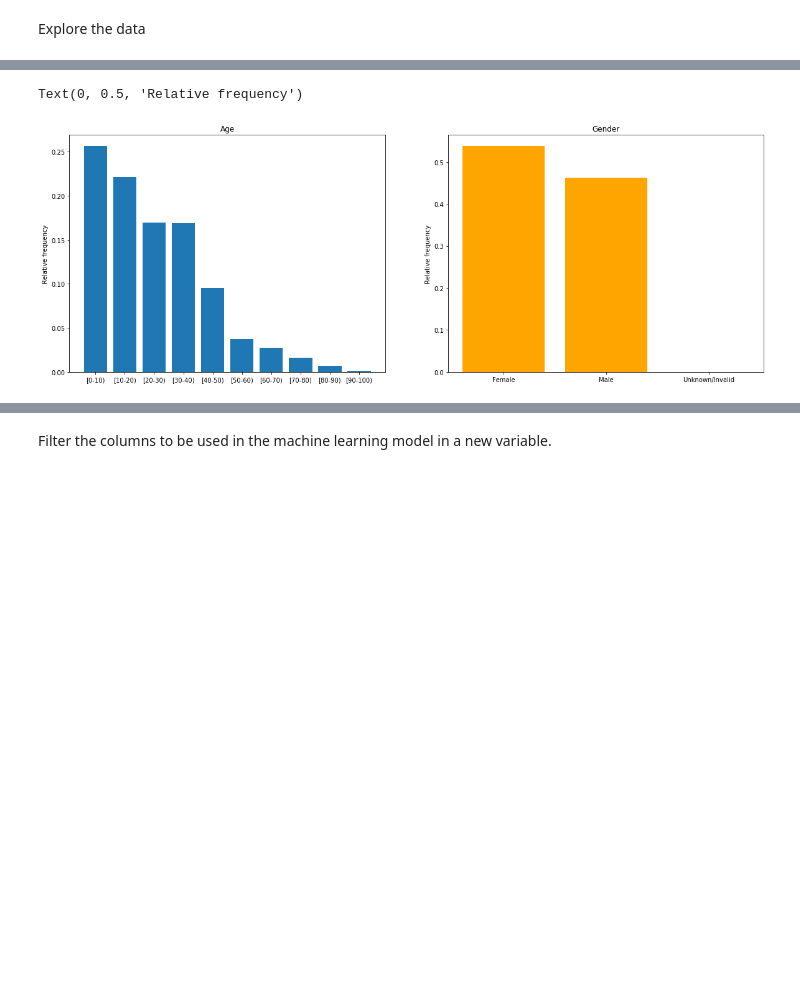
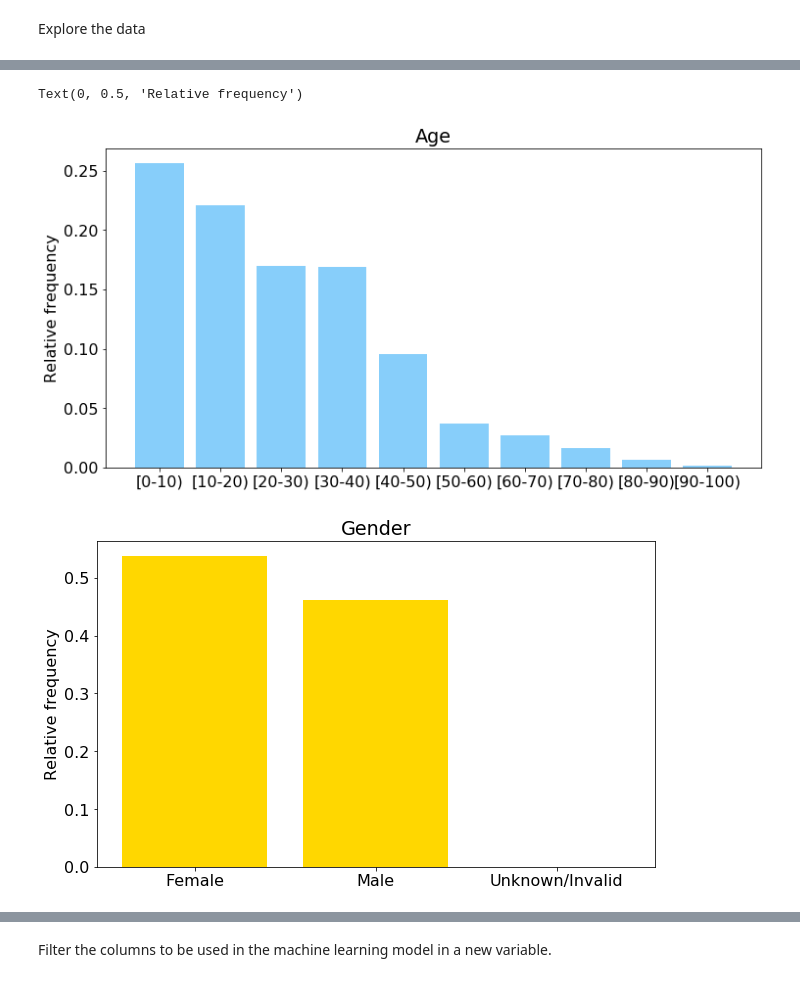
Before and after one commit to martaasp/tfm, a Jupyter notebook: smart-medical-dashboard.ipynb, the cells around one changed output, grey strips where cells are left out. Saved outputs shown, nothing was run; the diff lists cells and outputs as text; code cells hidden in the pictures; blank space fills up the shorter version.

```diff
--- a/smart-medical-dashboard.ipynb
+++ b/smart-medical-dashboard.ipynb
@@ -189,16 +192,19 @@ Number of numerical variables: 8         Percentage: 17.02%
 # %%
-fig1, ax1 = plt.subplots(1,2,figsize=(20,7))
+#fig1, ax1 = plt.subplots(2,1,figsize=(15,20))
+plt.figure(figsize=(12,6))
+aux = hist_data.select("Age").toPandas()
+plt.bar(aux["Age"].unique(), aux["Age"].value_counts()/hist_data.count(), color='lightskyblue')
+plt.title("Age")
+plt.ylabel("Relative frequency")
 
-aux = hist_data.select("Age").toPandas()
-ax1[0].bar(aux["Age"].unique(), aux["Age"].value_counts()/hist_data.count())
-ax1[0].set_title("Age")
-ax1[0].set_ylabel("Relative frequency")
 
+plt.figure(figsize=(10,6))
 aux = hist_data.select("gender").toPandas()
-ax1[1].bar(aux["gender"].unique(), aux["gender"].value_counts()/hist_data.count(), color="orange")
-ax1[1].set_title("Gender")
-ax1[1].set_ylabel("Relative frequency")
+plt.bar(aux["gender"].unique(), aux["gender"].value_counts()/hist_data.count(), color="gold")
+plt.title("Gender")
+plt.ylabel("Relative frequency")
 # %% [output]
 Text(0, 0.5, 'Relative frequency')
-[figure, old version]
+[figure, new version]
+[figure, added]
 # %%
```
Also changed, not shown: parts of 17 cells of this notebook.
